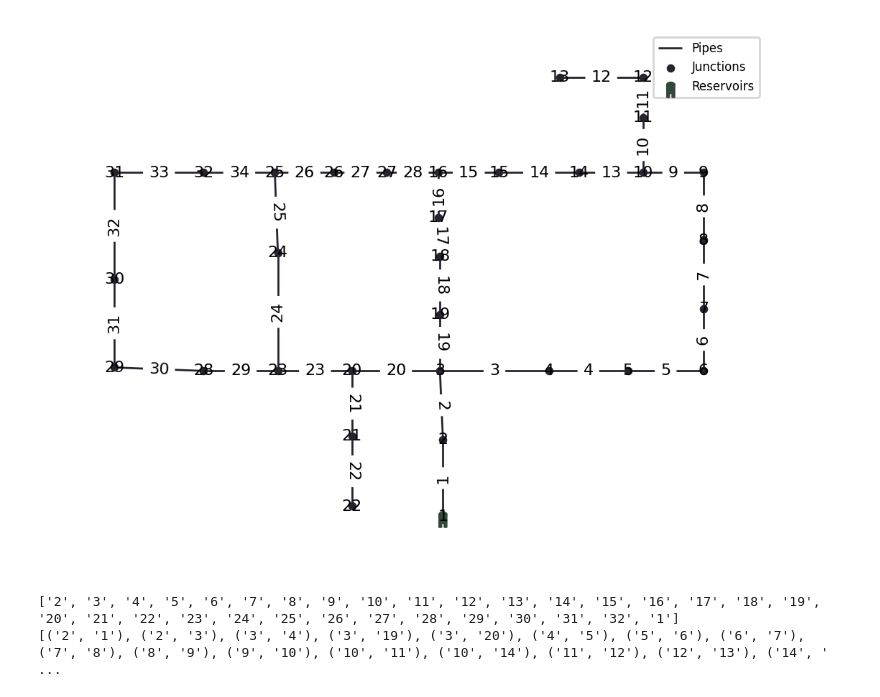
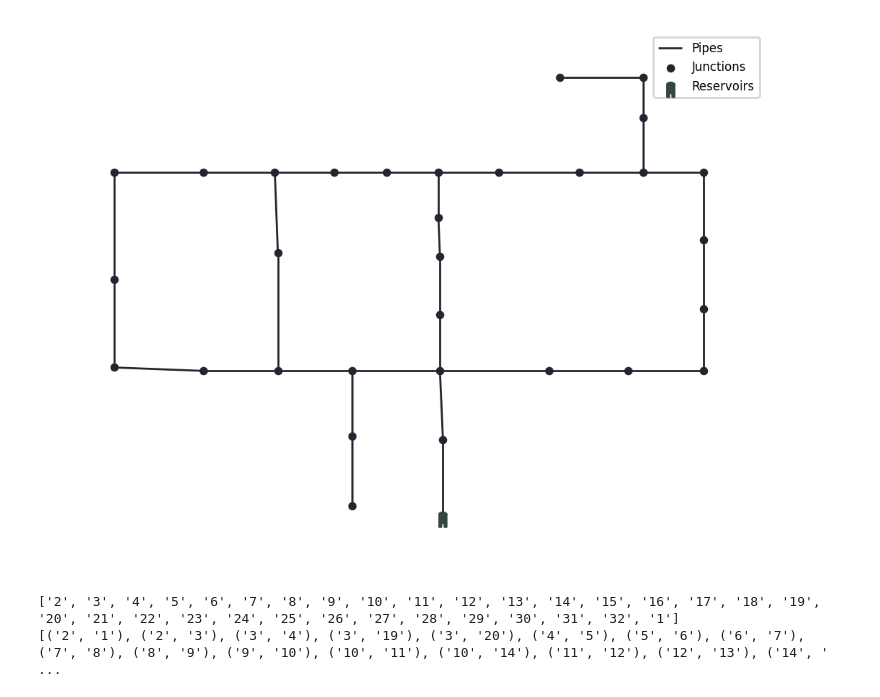
Before and after one commit to elineee/AI-for-Drinking-Water-Chlorination-Challenge-IJCAI-25, a Jupyter notebook: hanoi_contamination/arsenic_contamination.ipynb, the cells around one changed output. Saved outputs shown, nothing was run; the diff lists cells and outputs as text; code cells hidden in the pictures.

```diff
--- a/hanoi_contamination/arsenic_contamination.ipynb
+++ b/hanoi_contamination/arsenic_contamination.ipynb
@@ -18,10 +18,9 @@ sim = ScenarioSimulator(scenario_config=config)
 # %%
 from epyt_flow.visualization import ScenarioVisualizer
 vis = ScenarioVisualizer(sim)
-vis.add_labels('all')
-vis.show_plot()
+vis.show_plot(export_to_file="CY.pdf")
 # %% [output]
-[figure, old version]
+[figure, new version]
 # %%
 topo = sim.get_topology()
 
```
Also changed, not shown: parts of 5 cells of this notebook, 37 other files.
